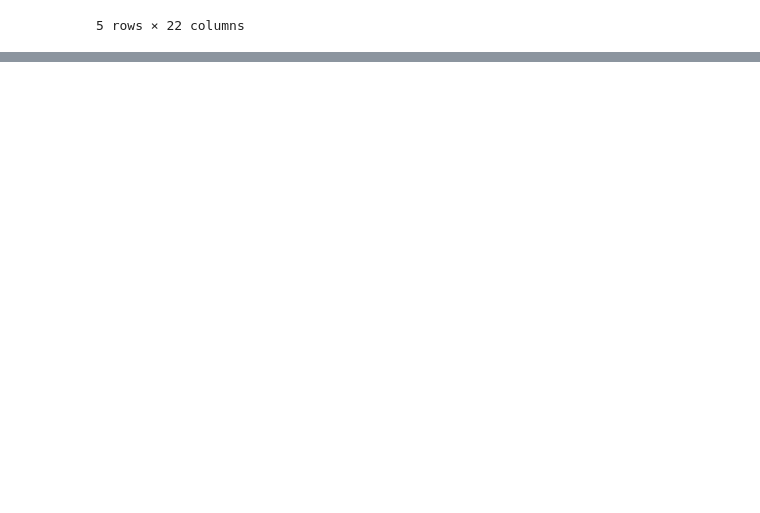
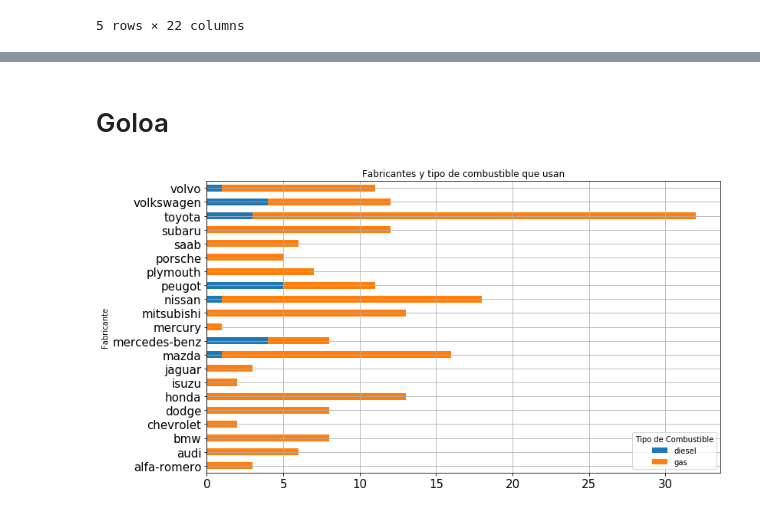
Before and after one commit to Manolomon/automobile-analysis, a Jupyter notebook: analysis.ipynb, the cells around one changed output, grey strips where cells are left out. Cells and saved outputs as stored; diff of their text form; code cells hidden in the pictures; blank space fills up the shorter version.

```diff
--- a/analysis.ipynb
+++ b/analysis.ipynb
@@ -19,0 +76,10 @@ array(['mpfi', '2bbl', 'mfi', '1bbl', 'spfi', '4bbl', 'idi', 'spdi'],
+# %% [markdown]
+# Goloa
+# %%
+marcas_fuel = pd.crosstab(df.Fabricante, df.tipo_combustible)
+marcas_fuel.plot.barh(figsize=(12,7), title='Fabricantes y tipo de combustible que usan', fontsize=15, grid=True, stacked=True)
+plt.legend(title='Tipo de Combustible')
+
+plt.show()
+# %% [output]
+[figure, added]
```
Also changed, not shown: parts of 6 cells of this notebook.
